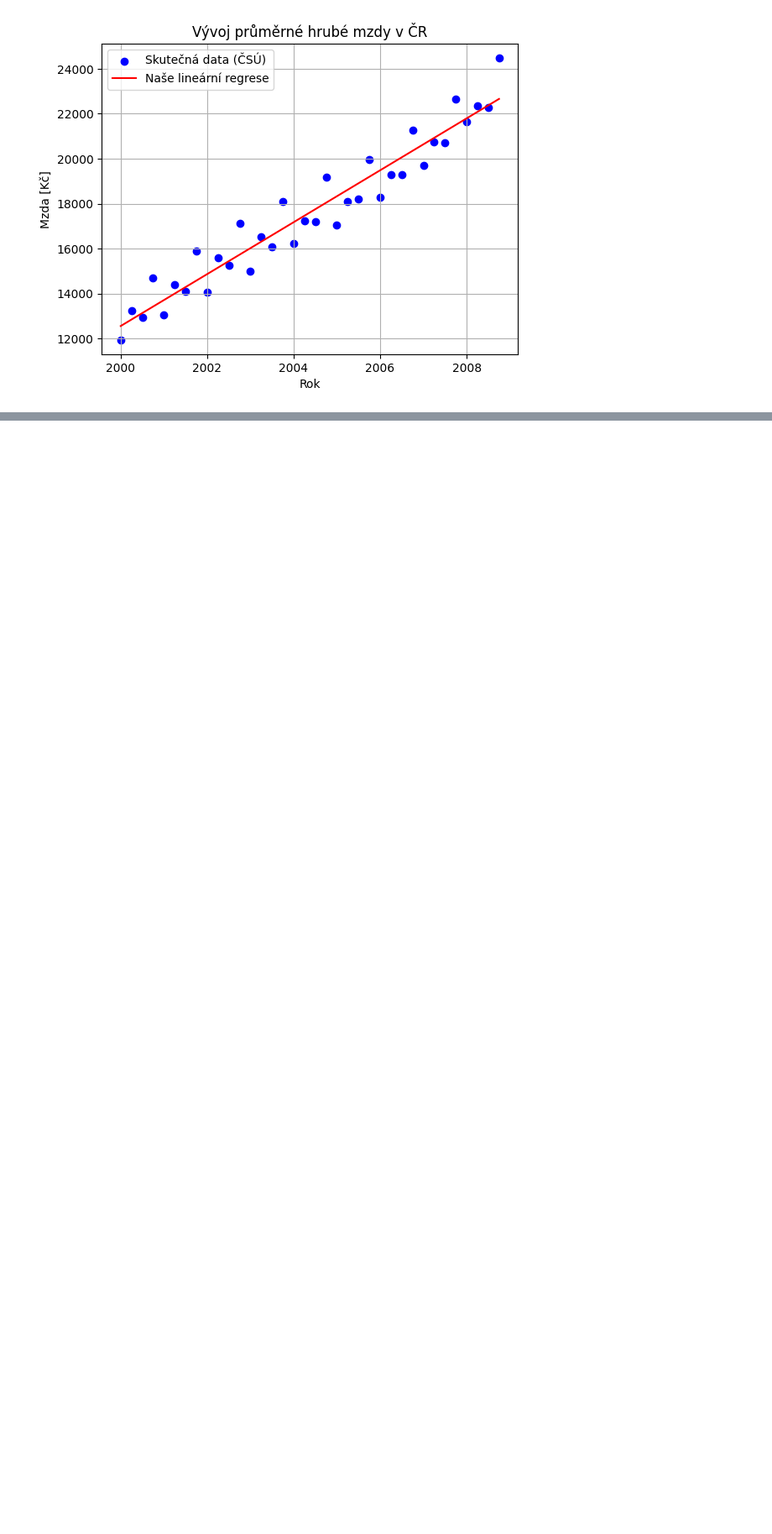
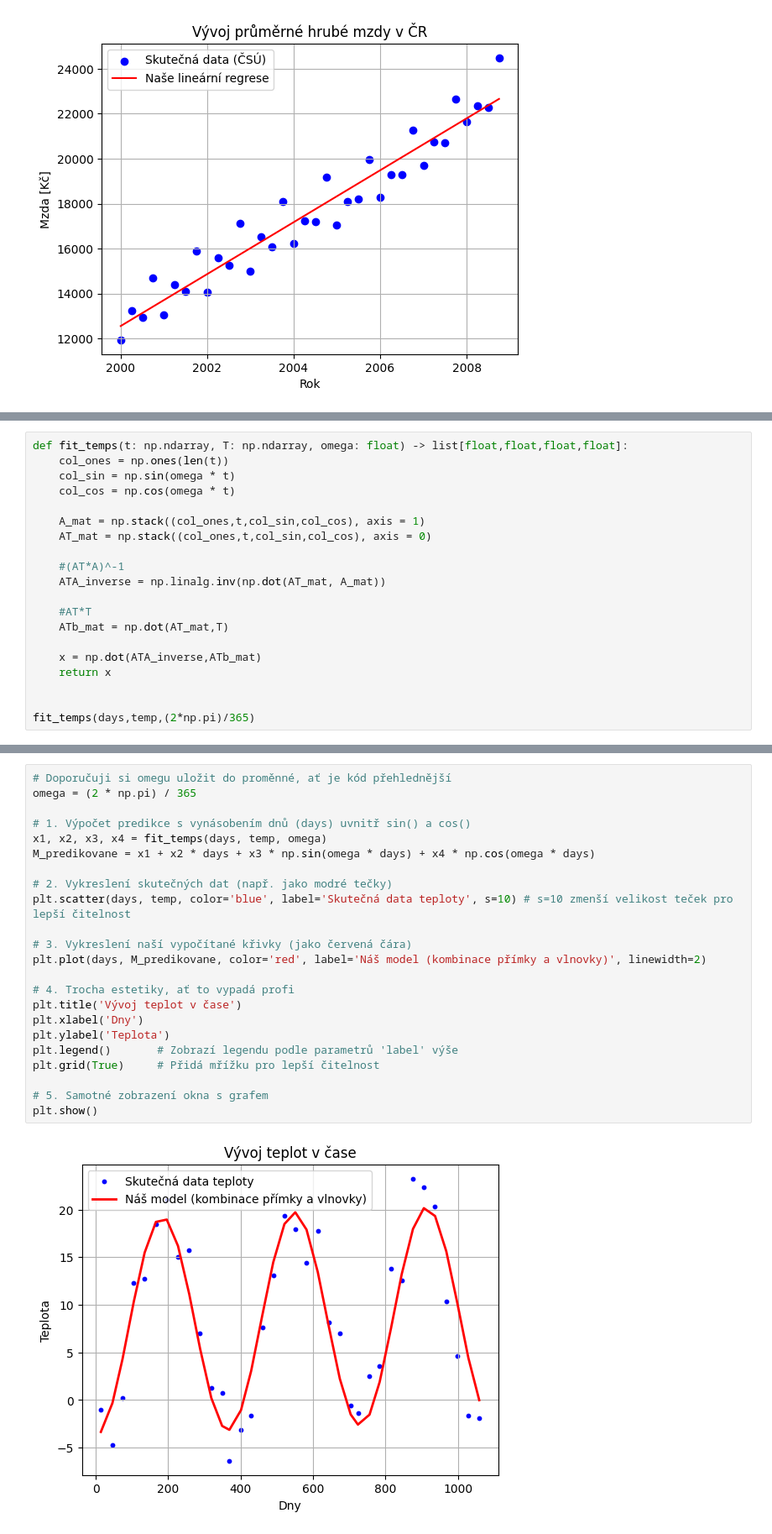
Before and after one commit to dinhtrongtrinh/ZUI, a Jupyter notebook: Prvni ukol/tempwages.ipynb, the cells around one changed output, grey strips where cells are left out. Shown at 84% size. Drawn from its saved outputs; the diff is of its cells as text; blank space fills up the shorter version.

```diff
--- a/Prvni ukol/tempwages.ipynb
+++ b/Prvni ukol/tempwages.ipynb
@@ -86,0 +120,20 @@ plt.show()
+# %%
+def fit_temps(t: np.ndarray, T: np.ndarray, omega: float) -> list[float,float,float,float]:
+    col_ones = np.ones(len(t))
+    col_sin = np.sin(omega * t)
+    col_cos = np.cos(omega * t)
+
+    A_mat = np.stack((col_ones,t,col_sin,col_cos), axis = 1)
+    AT_mat = np.stack((col_ones,t,col_sin,col_cos), axis = 0)
+
+    #(AT*A)^-1
+    ATA_inverse = np.linalg.inv(np.dot(AT_mat, A_mat))
+
+    #AT*T
+    ATb_mat = np.dot(AT_mat,T)
+
+    x = np.dot(ATA_inverse,ATb_mat)
+    return x
+
+
+fit_temps(days,temp,(2*np.pi)/365)
@@ -86,0 +142,25 @@ plt.show()
+# %%
+# Doporučuji si omegu uložit do proměnné, ať je kód přehlednější
+omega = (2 * np.pi) / 365
+
+# 1. Výpočet predikce s vynásobením dnů (days) uvnitř sin() a cos()
+x1, x2, x3, x4 = fit_temps(days, temp, omega)
+M_predikovane = x1 + x2 * days + x3 * np.sin(omega * days) + x4 * np.cos(omega * days)
+
+# 2. Vykreslení skutečných dat (např. jako modré tečky)
+plt.scatter(days, temp, color='blue', label='Skutečná data teploty', s=10) # s=10 zmenší velikost teček pro lepší čitelnost
+
+# 3. Vykreslení naší vypočítané křivky (jako červená čára)
+plt.plot(days, M_predikovane, color='red', label='Náš model (kombinace přímky a vlnovky)', linewidth=2)
+
+# 4. Trocha estetiky, ať to vypadá profi
+plt.title('Vývoj teplot v čase')
+plt.xlabel('Dny')
+plt.ylabel('Teplota')
+plt.legend()       # Zobrazí legendu podle parametrů 'label' výše
+plt.grid(True)     # Přidá mřížku pro lepší čitelnost
+
+# 5. Samotné zobrazení okna s grafem
+plt.show()
+# %% [output]
+[figure, added]
```
Also changed, not shown: parts of 3 cells of this notebook, 24 other files.
